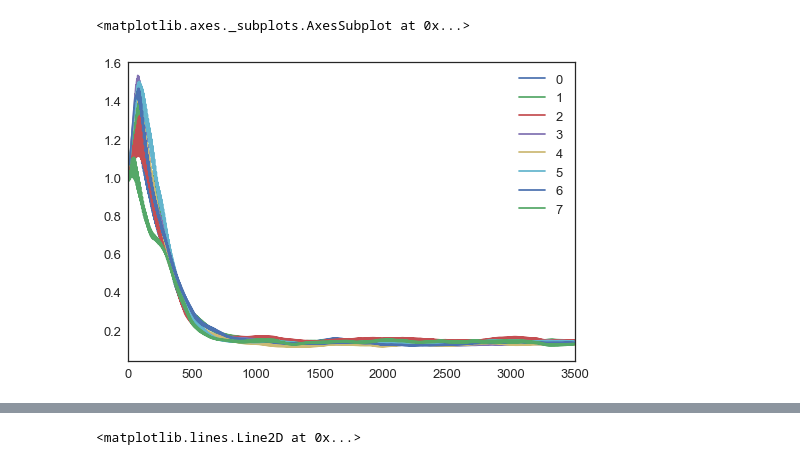
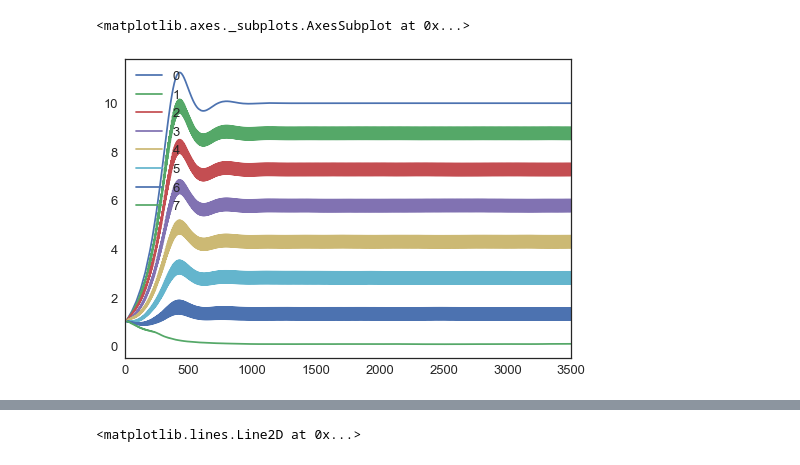
Before and after one commit to fredcallaway/gymrats, a Jupyter notebook: mouselab.ipynb, the cells around one changed output, grey strips where cells are left out. Drawn from its saved outputs; the diff is of its cells as text; code cells hidden in the pictures.

```diff
--- a/mouselab.ipynb
+++ b/mouselab.ipynb
@@ -48,5 +77,5 @@ pd.DataFrame(agent.policy.saved)['regret'].rolling(100).mean().plot()
 # %%
-pd.DataFrame(np.concatenate(Q.saved['sigma_w'])).rolling(10).mean().plot()
+pd.DataFrame(np.concatenate(Q1.saved['sigma_w'])).rolling(20).mean().plot()
 # %% [output]
 <matplotlib.axes._subplots.AxesSubplot at 0x...>
-[figure, old version]
+[figure, new version]
```
Also changed, not shown: parts of 10 cells of this notebook, 6 other files.
